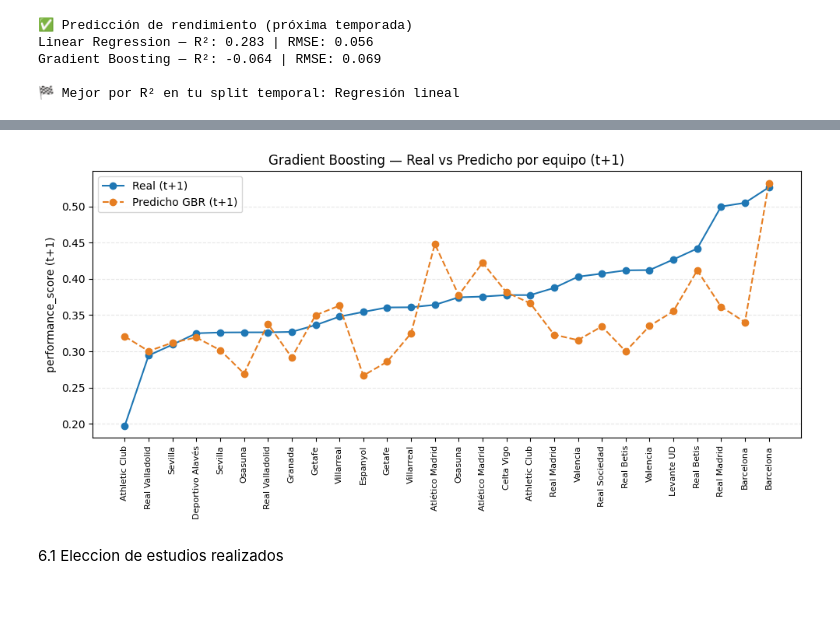
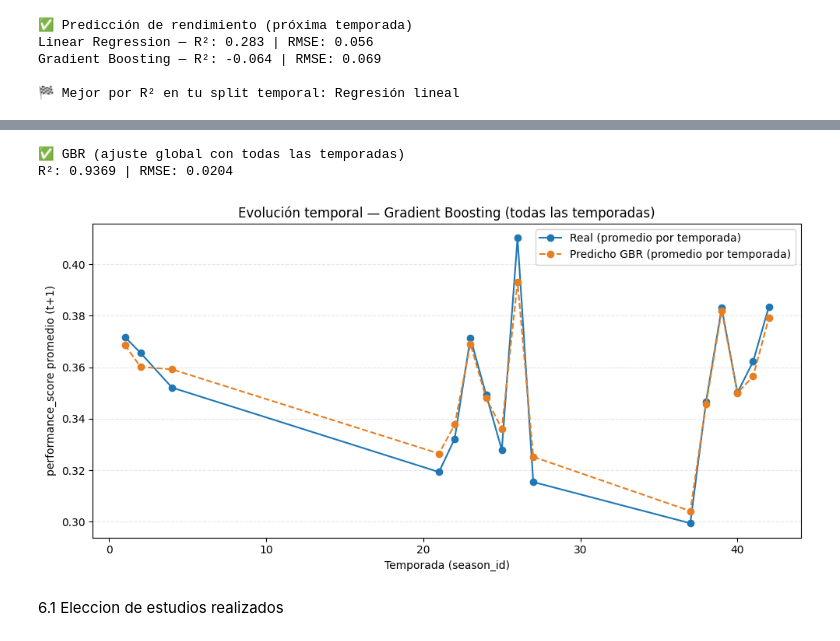
Before and after one commit to VainstubTomas/Aprendizaje_Automatico_Grandes_Datos, a Jupyter notebook: main.ipynb, the cells around one changed output, grey strips where cells are left out. Drawn from its saved outputs; the diff is of its cells as text; code cells hidden in the pictures; blank space fills up the shorter version.

```diff
--- a/main.ipynb
+++ b/main.ipynb
@@ -1765,22 +1866,76 @@ Gradient Boosting — R²: -0.064 | RMSE: 0.069
 # %%
-# === Gráfico de comparación Real vs Predicho (t+1) — Modelo Gradient Boosting ===
+# === Opción A — GBR con TODAS las temporadas + R² y RMSE ===
+import numpy as np
+import pandas as pd
+import matplotlib.pyplot as plt
+from sklearn.pipeline import Pipeline
+from sklearn.preprocessing import RobustScaler
+from sklearn.ensemble import GradientBoostingRegressor
+from sklearn.metrics import r2_score, mean_squared_error
 
-# Ordenar por valor real para una lectura más clara
-results_gbr = df_gbr.sort_values('real_next_score').reset_index(drop=True)
-x = np.arange(len(results_gbr))
+# 0) Asegurar dataset con objetivo temporal (t+1)
+if 'next_performance_score' not in df_model.columns:
+    df_future = df_model.sort_values(['team','season_id']).copy()
+    df_future['next_performance_score'] = (
+        df_future.groupby('team')['performance_score'].shift(-1)
+    )
+    df_future = df_future.dropna(subset=['next_performance_score']).copy()
+else:
+    df_future = df_model.dropna(subset=['next_performance_score']).copy()
 
-plt.figure(figsize=(10, 5))
-plt.plot(x, results_gbr['real_next_score'], 'o-', label='Real (t+1)', color='#1f77b4')
-plt.plot(x, results_gbr['predicted_next_score'], 'o--', label='Predicho GBR (t+1)', color='#e67e22')
-plt.xticks(x, results_gbr['team'], rotation=90, fontsize=8)
-plt.ylabel("performance_score (t+1)")
-plt.title("Gradient Boosting — Real vs Predicho por equipo (t+1)")
+# 1) Features y target (TODAS las filas)
+features_reg = ['offensive_score', 'defensive_score', 'tactical_score']
+X_all = df_future[features_reg].values
+y_all = df_future['next_performance_score'].values
+
+# 2) Pipeline GBR (mismo estilo que venías usando)
+gbr_pipe = Pipeline([
+    ('scaler', RobustScaler()),
+    ('gbr', GradientBoostingRegressor(
+        n_estimators=500, learning_rate=0.05, max_depth=3,
+        subsample=0.9, random_state=42
+    ))
+])
+
+# 3) Entrenar con TODO y predecir TODO
+gbr_pipe.fit(X_all, y_all)
+y_pred_all = gbr_pipe.predict(X_all)
+
+# 4) Métricas globales
+r2_all = r2_score(y_all, y_pred_all)
+rmse_all = np.sqrt(mean_squared_error(y_all, y_pred_all))
+print(f"✅ GBR (ajuste global con todas las temporadas)")
+print(f"R²: {r2_all:.4f} | RMSE: {rmse_all:.4f}")
+
+# 5) Promedio por temporada (real vs predicho)
+df_results_all = df_future.copy()
+df_results_all['predicted_next_score'] = y_pred_all
+
+season_summary = (
+    df_results_all.groupby('season_id')[['next_performance_score','predicted_next_score']]
+    .mean()
+    .reset_index()
+    .sort_values('season_id')
+)
+
+# 6) Gráfico temporal (todas las temporadas)
+plt.figure(figsize=(10,5))
+plt.plot(season_summary['season_id'], season_summary['next_performance_score'],
+         'o-', label='Real (promedio por temporada)', color='#1f77b4')
+plt.plot(season_summary['season_id'], season_summary['predicted_next_score'],
+         'o--', label='Predicho GBR (promedio por temporada)', color='#e67e22')
+
+plt.xlabel("Temporada (season_id)")
+plt.ylabel("performance_score promedio (t+1)")
+plt.title("Evolución temporal — Gradient Boosting (todas las temporadas)")
 plt.legend()
 plt.grid(axis='y', ls='--', alpha=0.3)
 plt.tight_layout()
 plt.show()
 # %% [output]
+✅ GBR (ajuste global con todas las temporadas)
+R²: 0.9369 | RMSE: 0.0204
-[figure, old version]
+[figure, new version]
 # %% [markdown]
 6.1 Eleccion de estudios realizados
 # %% [markdown]
```
Also changed, not shown: parts of 13 cells of this notebook.
